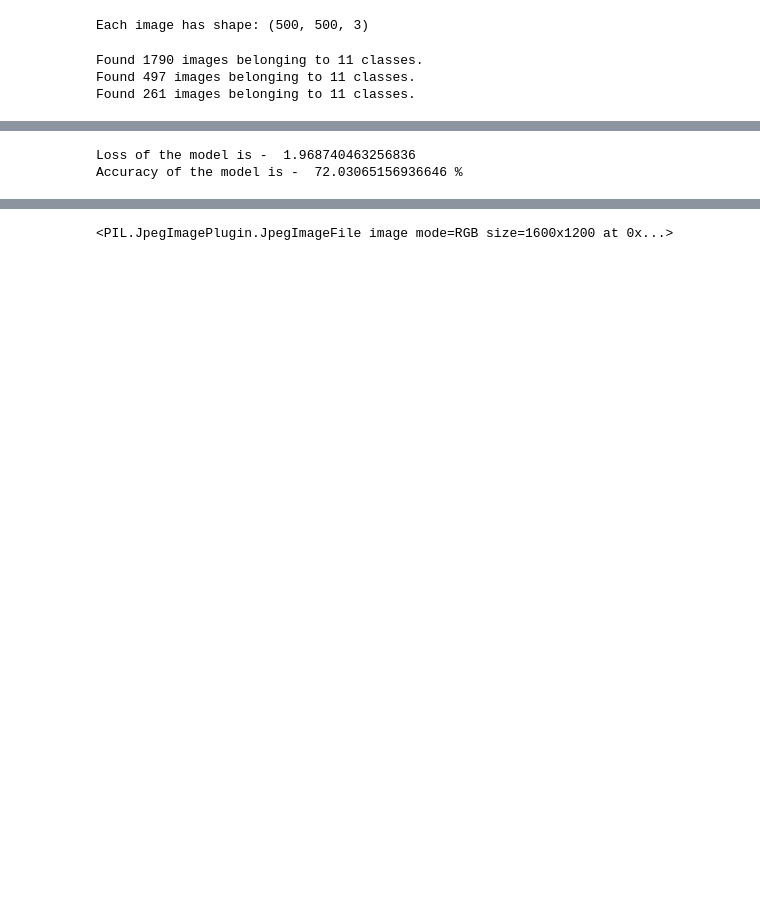
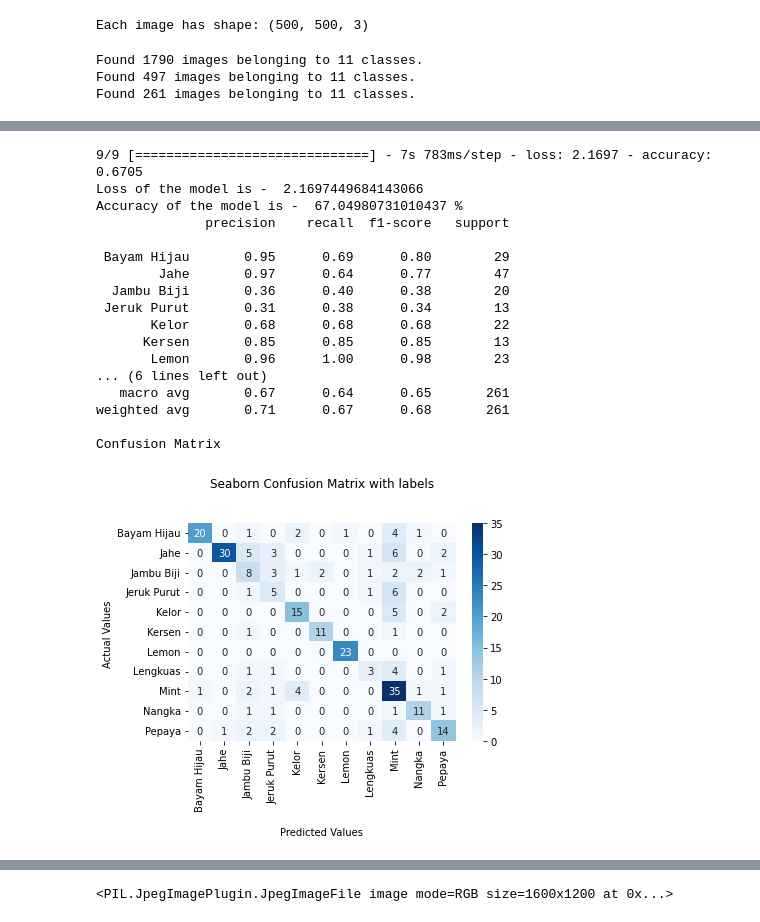
Before and after one commit to rifqoi/Inacure-Machine-Learning, a Jupyter notebook: 01-basic-cnn.ipynb, the cells around one changed output, grey strips where cells are left out. Cells and saved outputs as stored; diff of their text form; code cells hidden in the pictures; blank space fills up the shorter version.

Commit message:
add confusion matrix, still looks the same but looks promising

```diff
--- a/01-basic-cnn.ipynb
+++ b/01-basic-cnn.ipynb
@@ -195,14 +207,46 @@ plot_loss(history)
 <Figure size 432x288 with 0 Axes>
-# %%
-# X_test, y_test = test_generator.next()
-# print('Loss of the model is - ', model.evaluate(X_test, y_test)[0])
-# print('Accuracy of the model is - ', model.evaluate(X_test, y_test)[1]*100, '%')
-evaluate = model.evaluate(test_generator)
-print('Loss of the model is - ', evaluate[0])
-print('Accuracy of the model is - ', evaluate[1]*100, '%')
-# %% [output]
-Loss of the model is -  1.968740463256836
-Accuracy of the model is -  72.03065156936646 %
+# %%
+def evaluate_model(model, test_gen):
+  evaluate = model.evaluate(test_gen)
+  print('Loss of the model is - ', evaluate[0])
+  print('Accuracy of the model is - ', evaluate[1]*100, '%')
+
+  classes =  list(test_gen.class_indices.keys())
+  Y_pred = model.predict(test_gen)
+  y_pred = np.argmax(Y_pred, axis=1)
+
+  print(classification_report(test_gen.classes, y_pred, target_names=classes))
+  print('Confusion Matrix')
+  conf_matrix = confusion_matrix(test_gen.classes, y_pred)
+  df_cm = pd.DataFrame(conf_matrix, index = classes, columns = classes)
+  ax = sns.heatmap(df_cm, annot=True, cmap='Blues')
+
+  ax.set_title('Seaborn Confusion Matrix with labels\n\n');
+  ax.set_xlabel('\nPredicted Values')
+  ax.set_ylabel('Actual Values ');
+
+  ## Ticket labels - List must be in alphabetical order
+
+evaluate_model(model, test_generator)
+# %% [output]
+9/9 [==============================] - 7s 783ms/step - loss: 2.1697 - accuracy: 0.6705
+Loss of the model is -  2.1697449684143066
+Accuracy of the model is -  67.04980731010437 %
+              precision    recall  f1-score   support
+
+ Bayam Hijau       0.95      0.69      0.80        29
+        Jahe       0.97      0.64      0.77        47
+  Jambu Biji       0.36      0.40      0.38        20
+ Jeruk Purut       0.31      0.38      0.34        13
+       Kelor       0.68      0.68      0.68        22
+      Kersen       0.85      0.85      0.85        13
+       Lemon       0.96      1.00      0.98        23
+... (6 lines left out)
+   macro avg       0.67      0.64      0.65       261
+weighted avg       0.71      0.67      0.68       261
+
+Confusion Matrix
+[figure, added]
 # %%
 def load_image(img_path, show=False):
 
```
Also changed, not shown: parts of 9 cells of this notebook.
